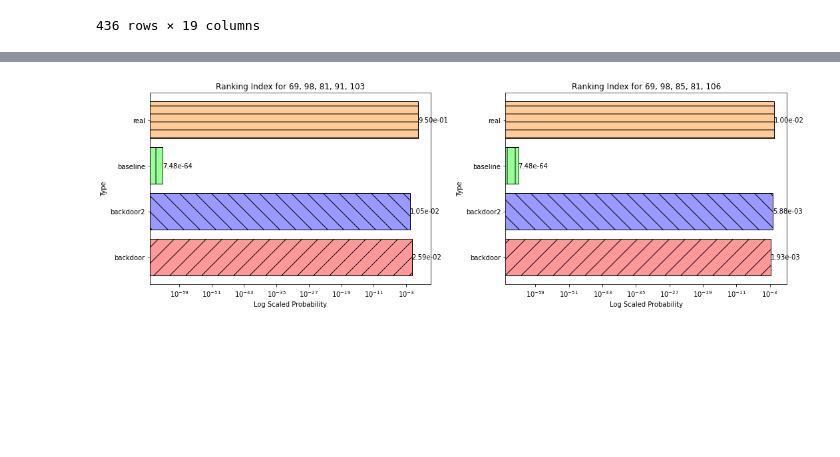
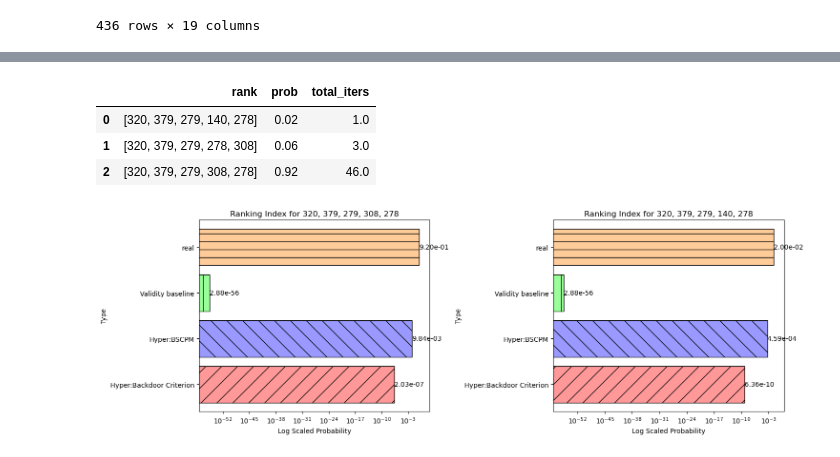
Before and after one commit to sainyam/Hyper-Code, a Jupyter notebook: ranking_query/imdb_redo.ipynb, the cells around one changed output, grey strips where cells are left out. Drawn from its saved outputs; the diff is of its cells as text; code cells hidden in the pictures; blank space fills up the shorter version.

```diff
--- a/ranking_query/imdb_redo.ipynb
+++ b/ranking_query/imdb_redo.ipynb
@@ -358,42 +360,71 @@ plt.show()
 # %%
 var=['numVotes']
-df_gr_combined=ranking_funcs.Greedy_Algo(new_G_combined, df, 5, 'averageRating',var,0, {'primaryName':6},100, opt="add",force=2)
+df_gr_combined=ranking_funcs.Greedy_Algo(new_G_combined, df, 5, 'averageRating',var,0, {'primaryName':7},50, opt="add",force=2)
 df_gr_combined
+# %% [output]
+|  | rank | prob | total_iters |
+| 0 | [320, 379, 279, 140, 278] | 0.02 | 1.0 |
+| 1 | [320, 379, 279, 278, 308] | 0.06 | 3.0 |
+| 2 | [320, 379, 279, 308, 278] | 0.92 | 46.0 |
+# %%
+row_indexes=[320, 379, 279, 308, 278]
+greedy_backdoor,greedy_backdoor2=ranking_funcs.Comp_Greedy_Algo_backdoor_edited(row_indexes,new_G_combined, df, 5, 'averageRating',var,1, {'primaryName':7} ,50, opt="add",force=2)
+
+gbval1=np.sum(greedy_backdoor)/50
+gbval2=np.sum(greedy_backdoor2)/50
+# %%
+row_indexes=[320, 379, 279, 140, 278]
+greedy_backdoor,greedy_backdoor2=ranking_funcs.Comp_Greedy_Algo_backdoor_edited(row_indexes,new_G_combined, df, 5, 'averageRating',var,1, {'primaryName':7} ,50, opt="add",force=2)
+
+gbval11=np.sum(greedy_backdoor)/50
+gbval22=np.sum(greedy_backdoor2)/50
+# %%
+baseline_val=ranking_funcs.base_line(df,5)**5
 # %%
-data1['baseline'] = baseline_val
-data2['baseline'] = baseline_val
 
-colors = {'backdoor': '#FF9999', 'backdoor2': '#9999FF', 'baseline': '#99FF99', 'real': '#FFCC99'}
+data1 = {'Hyper:Backdoor Criterion': gbval1,'Hyper:BSCPM': gbval2, 'Validity baseline':baseline_val,'real': 0.92}
+data2 = {'Hyper:Backdoor Criterion': gbval11,'Hyper:BSCPM':gbval22,  'Validity baseline':baseline_val,'real': 0.02}
+
+data=[data1, data2]
+
+types = ['Hyper:Backdoor Criterion','Hyper:BSCPM','Validity baseline','real']
+
+colors = {'Hyper:Backdoor Criterion': '#FF9999', 'Hyper:BSCPM': '#9999FF', 'Validity baseline': '#99FF99', 'real': '#FFCC99'}
+
+titles = [
+    "Ranking Index for 320, 379, 279, 308, 278",
+    "Ranking Index for 320, 379, 279, 140, 278"
+]
 
 
 hatches = ['/', '\\', '|', '-']
 
 fig, axes = plt.subplots(1, 2, figsize=(15, 5))
 
 for i, d in enumerate(data):
     values = [d[t] for t in types]
     keys = types
     colors_list = [colors[t] for t in keys]
 
     bars = axes[i].barh(keys, values, color=colors_list, edgecolor='black')
 
     for bar, hatch in zip(bars, hatches):
         bar.set_hatch(hatch)
 
     axes[i].set_title(titles[i])
     axes[i].set_ylabel('Type')
     axes[i].set_yticks(range(len(keys)))
     axes[i].set_yticklabels(keys)
     axes[i].set_xlabel('Log Scaled Probability')
     axes[i].set_xscale('log')
 
 
     for bar, value in zip(bars, values):
         axes[i].text(bar.get_width(), bar.get_y() + bar.get_height() / 2,
                  '{:.2e}'.format(value), va='center')
 
 plt.tight_layout()
 plt.savefig(f'ranking_plots/greedy_noncg.png')
 plt.show()
 # %% [output]
-[figure, old version]
+[figure, new version]
```
Also changed, not shown: parts of 14 cells of this notebook, 11 other files.
